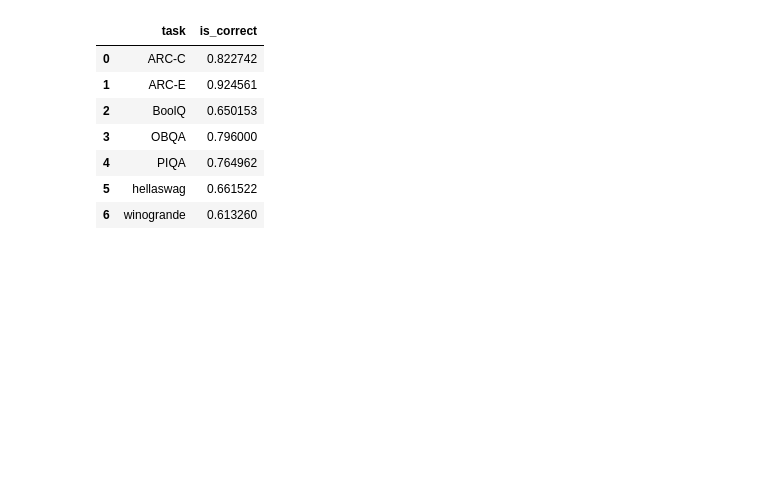
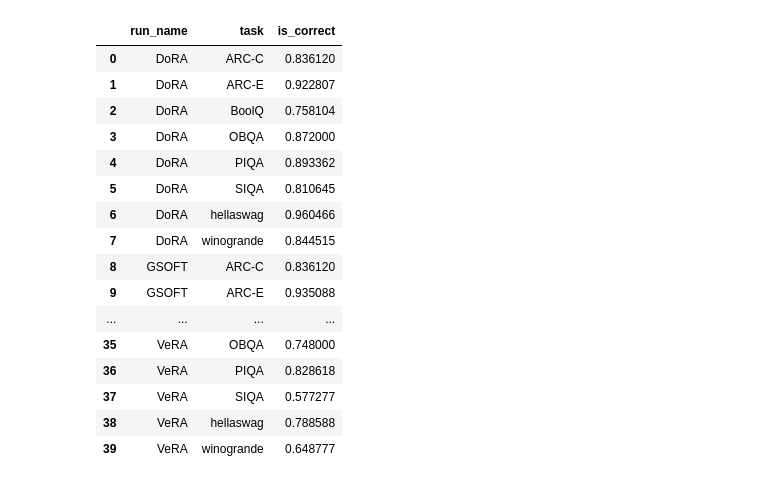
Before and after one commit to Bogachevv/OrthogonalFineTune, a Jupyter notebook: view_CR.ipynb, the cells around one changed output. Cells and saved outputs as stored; diff of their text form; code cells hidden in the pictures; blank space fills up the shorter version.

```diff
--- a/view_CR.ipynb
+++ b/view_CR.ipynb
@@ -45,6 +60,0 @@ preds_dfs[1]
-# %%
-tasks = preds_dfs[0].task.unique()
-
-for task in tasks:
-    has_dups = np.any(preds_dfs[0][preds_dfs[0]['task'] == task]['text'].value_counts() > 1)
-    print(f"{task}: {has_dups=}")
@@ -58,0 +61,4 @@ OBQA: has_dups=False
+# %%
+preds_df = pd.concat(preds_dfs)
+
+preds_df.head()
@@ -148,6 +184,7 @@ array(['BoolQ', 'PIQA', 'hellaswag', 'winogrande', 'ARC-E', 'ARC-C',
 task_postprocessors = {
     'BoolQ': BoolQ_process,
     'PIQA': PIQA_process,
+    'SIQA': SIQA_process,
     'hellaswag': hellaswag_process,
     'winogrande': winogrande_process,
     'ARC-E': ARC_process,
@@ -156,7 +193,7 @@ task_postprocessors = {
 }
 
 for task, processor in task_postprocessors.items():
-    df_merged.loc[df_merged['task'] == task, 'model_pred'] = df_merged.loc[df_merged['task'] == task, 'model_pred'].apply(processor)
+    preds_df.loc[preds_df['task'] == task, 'model_pred'] = preds_df.loc[preds_df['task'] == task, 'model_pred'].apply(processor)
 
-df_merged.head()
+preds_df.head()
 # %% [output]
@@ -169,5 +206,5 @@ df_merged.head()
 # %%
-df_merged.loc[:, 'is_correct'] = (df_merged.loc[:, 'correct_answer'] == df_merged.loc[:, 'model_pred'])
+preds_df.loc[:, 'is_correct'] = (preds_df.loc[:, 'correct_answer'] == preds_df.loc[:, 'model_pred'])
 
-df_merged.head()
+preds_df.head()
 # %% [output]
@@ -180,11 +217,22 @@ df_merged.head()
 # %%
-df_merged[['task', 'is_correct']].groupby(by='task', as_index=False)['is_correct'].mean()
+accuracy = preds_df[['run_name', 'task', 'is_correct']].groupby(by=['run_name', 'task'], as_index=False)['is_correct'].mean()
+
+accuracy
 # %% [output]
-|  | task | is_correct |
-| 0 | ARC-C | 0.822742 |
-| 1 | ARC-E | 0.924561 |
-| 2 | BoolQ | 0.650153 |
-| 3 | OBQA | 0.796000 |
-| 4 | PIQA | 0.764962 |
-| 5 | hellaswag | 0.661522 |
-| 6 | winogrande | 0.613260 |
+|  | run_name | task | is_correct |
+| 0 | DoRA | ARC-C | 0.836120 |
+| 1 | DoRA | ARC-E | 0.922807 |
+| 2 | DoRA | BoolQ | 0.758104 |
+| 3 | DoRA | OBQA | 0.872000 |
+| 4 | DoRA | PIQA | 0.893362 |
+| 5 | DoRA | SIQA | 0.810645 |
+| 6 | DoRA | hellaswag | 0.960466 |
+| 7 | DoRA | winogrande | 0.844515 |
+| 8 | GSOFT | ARC-C | 0.836120 |
+| 9 | GSOFT | ARC-E | 0.935088 |
+| ... | ... | ... | ... |
+| 35 | VeRA | OBQA | 0.748000 |
+| 36 | VeRA | PIQA | 0.828618 |
+| 37 | VeRA | SIQA | 0.577277 |
+| 38 | VeRA | hellaswag | 0.788588 |
+| 39 | VeRA | winogrande | 0.648777 |
```
Also changed, not shown: parts of 18 cells of this notebook, 2 other files.
